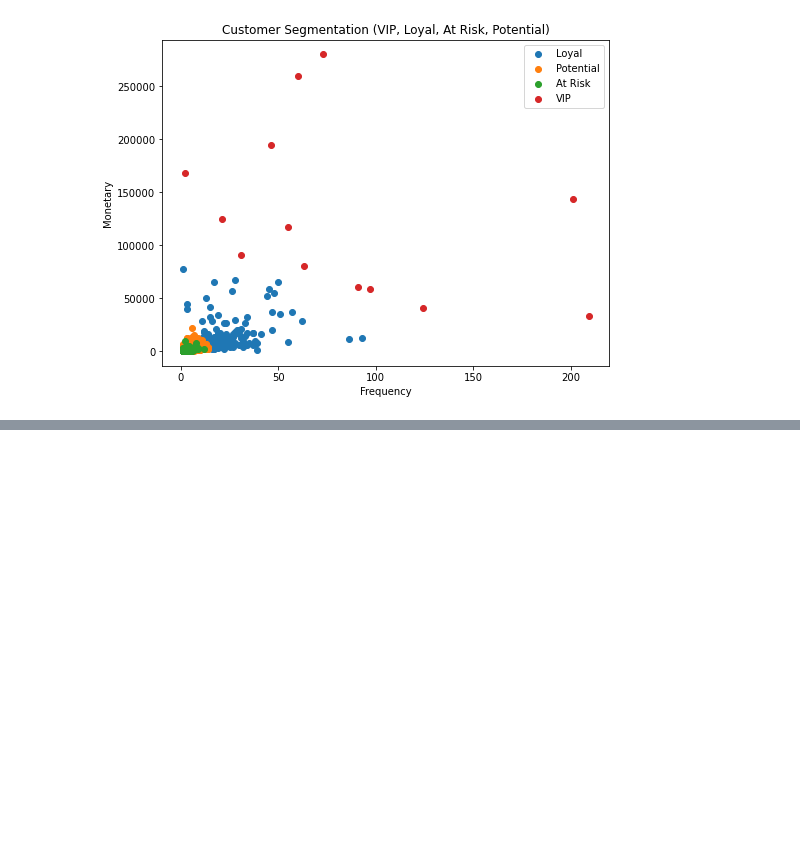
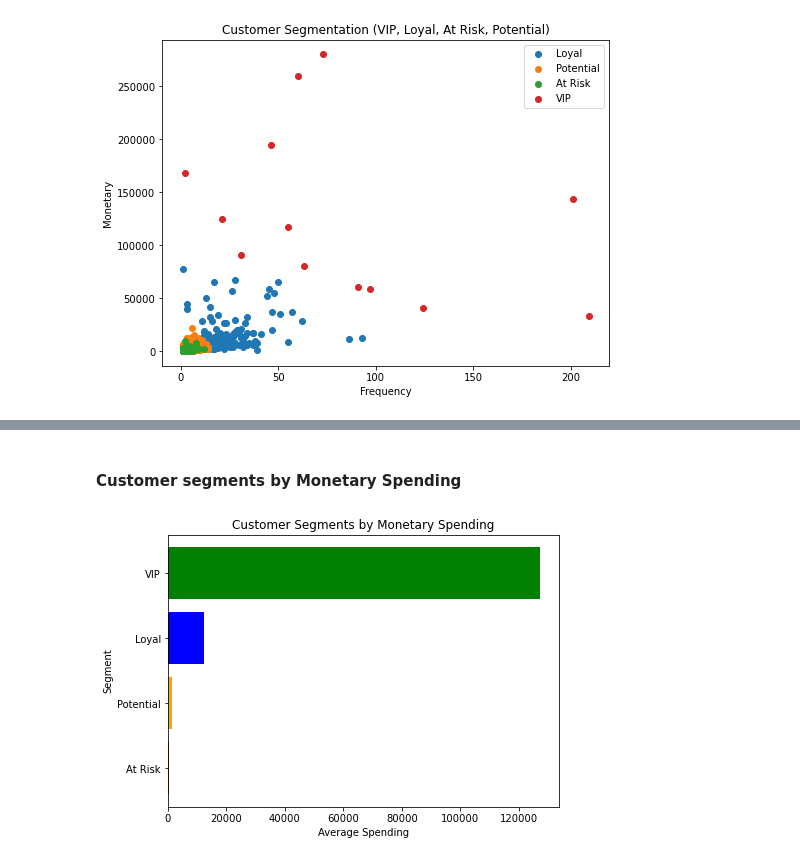
Before and after one commit to hellenmureithi/Customer-Segmentation-RFM-Analysis, a Jupyter notebook: index.ipynb, the cells around one changed output, grey strips where cells are left out. Drawn from its saved outputs; the diff is of its cells as text; code cells hidden in the pictures; blank space fills up the shorter version.

```diff
--- a/index.ipynb
+++ b/index.ipynb
@@ -535,0 +531,16 @@ plt.show()
+# %% [markdown]
+#### Customer segments by Monetary Spending
+# %%
+# Customer segments by Monetary spending
+mone = rfm.groupby('Segment')['Monetary'].mean().sort_values()
+
+plt.figure(figsize=(7,5))
+plt.barh(mone.index, mone.values, color=[color_map[s] for s in mone.index])
+
+plt.title('Customer Segments by Monetary Spending')
+plt.xlabel('Average Spending')
+plt.ylabel('Segment')
+
+plt.show()
+# %% [output]
+[figure, added]
```
Also changed, not shown: parts of 27 cells of this notebook.
